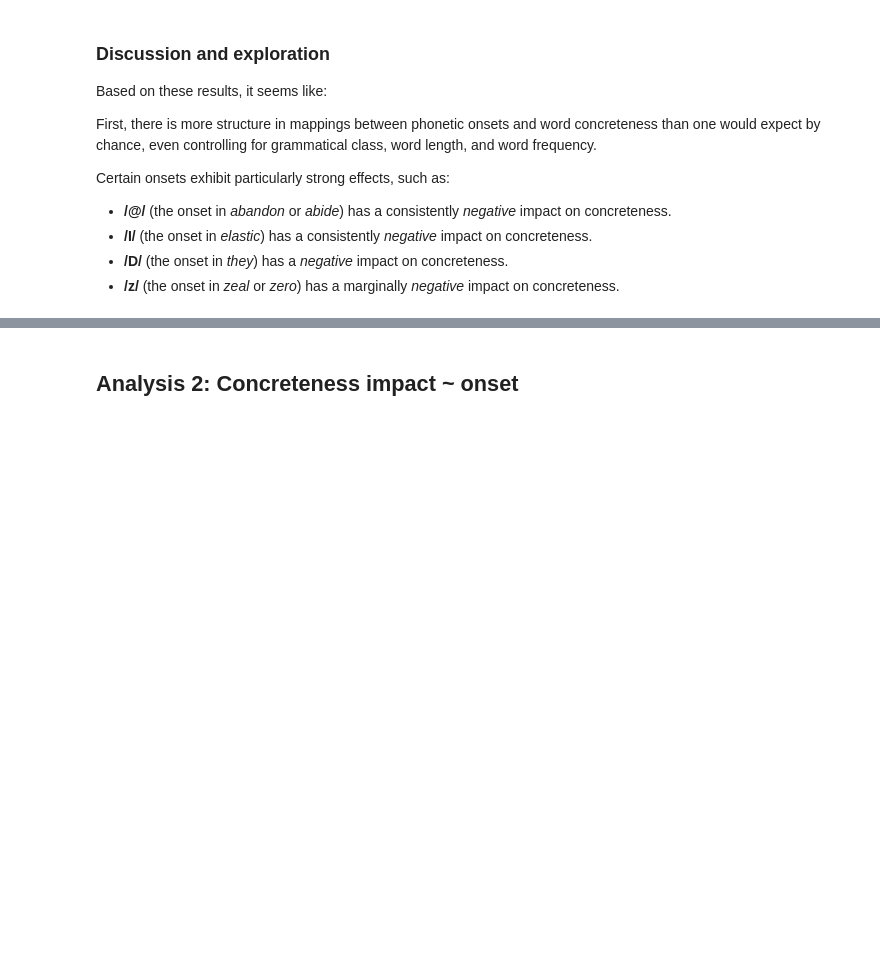
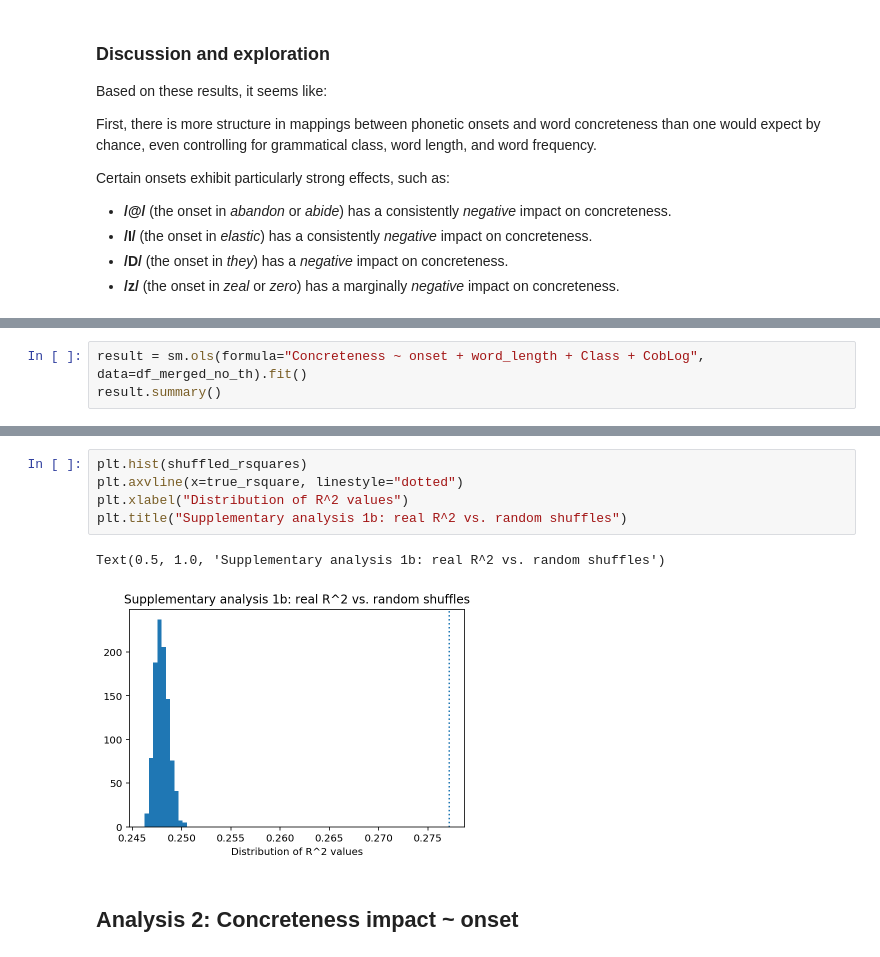
Before and after one commit to seantrott/concreteness, a Jupyter notebook: phonetic_onset_brysbaert.ipynb, the cells around one changed output, grey strips where cells are left out. Drawn from its saved outputs; the diff is of its cells as text; blank space fills up the shorter version.

```diff
--- a/phonetic_onset_brysbaert.ipynb
+++ b/phonetic_onset_brysbaert.ipynb
@@ -158,0 +183,3 @@ Certain onsets exhibit particularly strong effects, such as:
+# %%
+result = sm.ols(formula="Concreteness ~ onset + word_length + Class + CobLog", data=df_merged_no_th).fit()
+result.summary()
@@ -159,3 +240,11 @@ Certain onsets exhibit particularly strong effects, such as:
+# %%
+plt.hist(shuffled_rsquares)
+plt.axvline(x=true_rsquare, linestyle="dotted")
+plt.xlabel("Distribution of R^2 values")
+plt.title("Supplementary analysis 1b: real R^2 vs. random shuffles")
+# %% [output]
+Text(0.5, 1.0, 'Supplementary analysis 1b: real R^2 vs. random shuffles')
+[figure, added]
 # %% [markdown]
 ## Analysis 2: Concreteness impact ~ onset
 # %%
```
Also changed, not shown: parts of 28 cells of this notebook.
